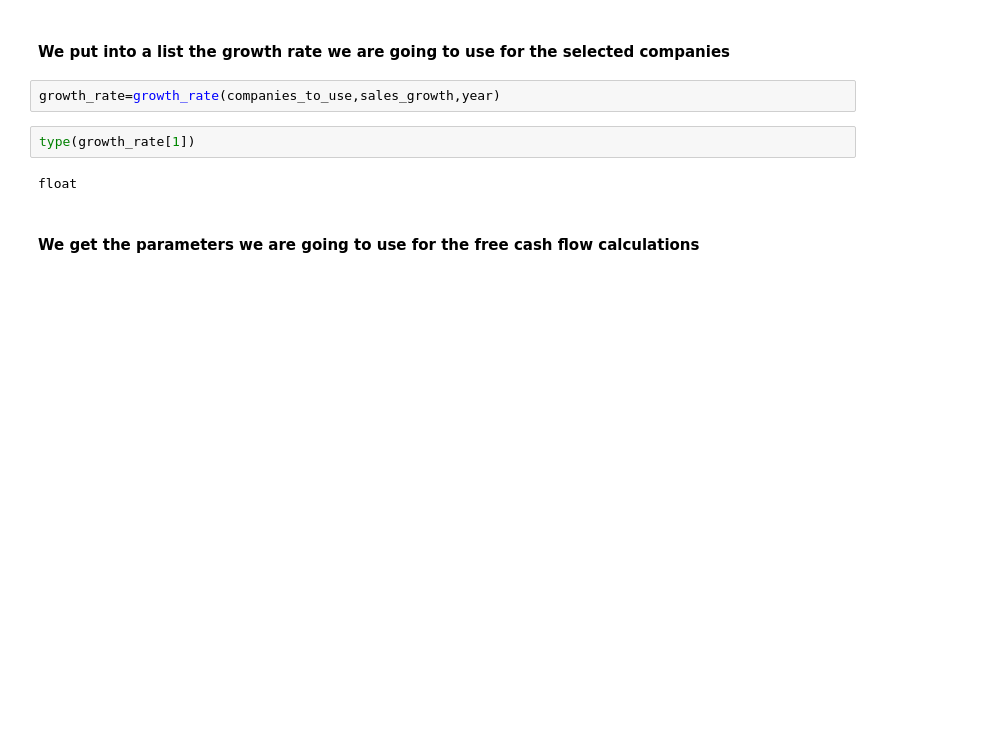
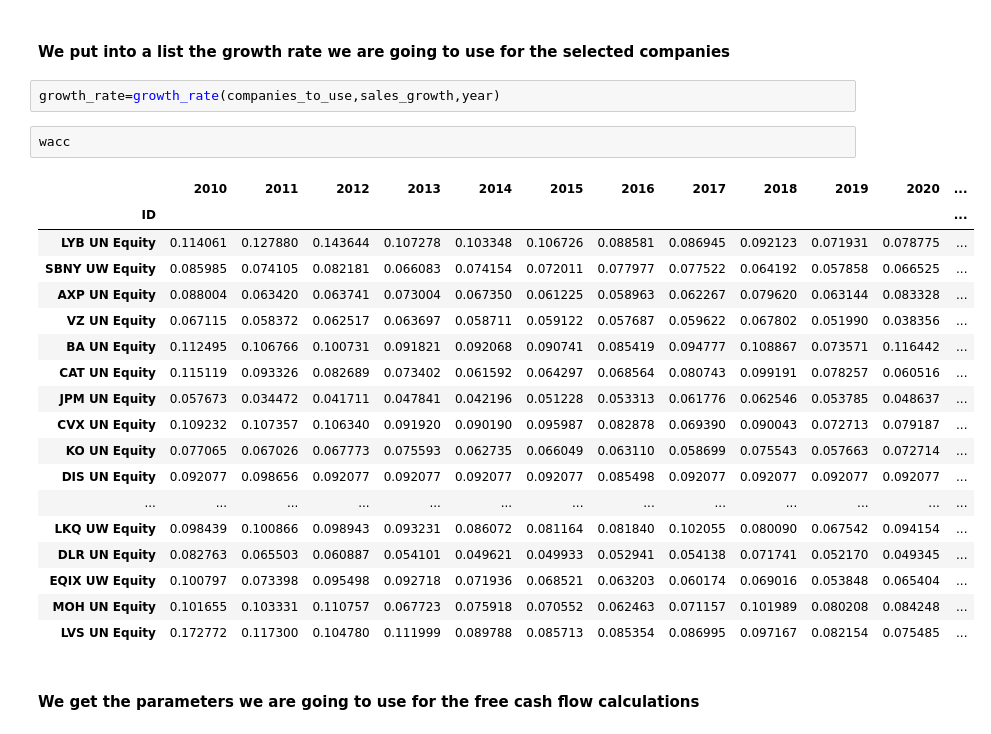
Before and after one commit to dgomezlechon/Final-Proyect-DCF-Calculator, a Jupyter notebook: my-code/Parameter and model.ipynb, the cells around one changed output. Saved outputs shown, nothing was run; the diff lists cells and outputs as text; blank space fills up the shorter version.

```diff
--- a/my-code/Parameter and model.ipynb
+++ b/my-code/Parameter and model.ipynb
@@ -47,10 +47,27 @@ sales_growth.columns = ['2010', '2011', '2012', '2013','2014', '2015', '2016', '
 #### We put into a list the growth rate we are going to use for the selected companies
 # %%
 growth_rate=growth_rate(companies_to_use,sales_growth,year)
-# %%
-type(growth_rate[1])
-# %% [output]
-float
+# %%
+wacc
+# %% [output]
+|  | 2010 | 2011 | 2012 | 2013 | 2014 | 2015 | 2016 | 2017 | 2018 | 2019 | 2020 | ... |
+| ID |  |  |  |  |  |  |  |  |  |  |  | ... |
+| LYB UN Equity | 0.114061 | 0.127880 | 0.143644 | 0.107278 | 0.103348 | 0.106726 | 0.088581 | 0.086945 | 0.092123 | 0.071931 | 0.078775 | ... |
+| SBNY UW Equity | 0.085985 | 0.074105 | 0.082181 | 0.066083 | 0.074154 | 0.072011 | 0.077977 | 0.077522 | 0.064192 | 0.057858 | 0.066525 | ... |
+| AXP UN Equity | 0.088004 | 0.063420 | 0.063741 | 0.073004 | 0.067350 | 0.061225 | 0.058963 | 0.062267 | 0.079620 | 0.063144 | 0.083328 | ... |
+| VZ UN Equity | 0.067115 | 0.058372 | 0.062517 | 0.063697 | 0.058711 | 0.059122 | 0.057687 | 0.059622 | 0.067802 | 0.051990 | 0.038356 | ... |
+| BA UN Equity | 0.112495 | 0.106766 | 0.100731 | 0.091821 | 0.092068 | 0.090741 | 0.085419 | 0.094777 | 0.108867 | 0.073571 | 0.116442 | ... |
+| CAT UN Equity | 0.115119 | 0.093326 | 0.082689 | 0.073402 | 0.061592 | 0.064297 | 0.068564 | 0.080743 | 0.099191 | 0.078257 | 0.060516 | ... |
+| JPM UN Equity | 0.057673 | 0.034472 | 0.041711 | 0.047841 | 0.042196 | 0.051228 | 0.053313 | 0.061776 | 0.062546 | 0.053785 | 0.048637 | ... |
+| CVX UN Equity | 0.109232 | 0.107357 | 0.106340 | 0.091920 | 0.090190 | 0.095987 | 0.082878 | 0.069390 | 0.090043 | 0.072713 | 0.079187 | ... |
+| KO UN Equity | 0.077065 | 0.067026 | 0.067773 | 0.075593 | 0.062735 | 0.066049 | 0.063110 | 0.058699 | 0.075543 | 0.057663 | 0.072714 | ... |
+| DIS UN Equity | 0.092077 | 0.098656 | 0.092077 | 0.092077 | 0.092077 | 0.092077 | 0.085498 | 0.092077 | 0.092077 | 0.092077 | 0.092077 | ... |
+| ... | ... | ... | ... | ... | ... | ... | ... | ... | ... | ... | ... | ... |
+| LKQ UW Equity | 0.098439 | 0.100866 | 0.098943 | 0.093231 | 0.086072 | 0.081164 | 0.081840 | 0.102055 | 0.080090 | 0.067542 | 0.094154 | ... |
+| DLR UN Equity | 0.082763 | 0.065503 | 0.060887 | 0.054101 | 0.049621 | 0.049933 | 0.052941 | 0.054138 | 0.071741 | 0.052170 | 0.049345 | ... |
+| EQIX UW Equity | 0.100797 | 0.073398 | 0.095498 | 0.092718 | 0.071936 | 0.068521 | 0.063203 | 0.060174 | 0.069016 | 0.053848 | 0.065404 | ... |
+| MOH UN Equity | 0.101655 | 0.103331 | 0.110757 | 0.067723 | 0.075918 | 0.070552 | 0.062463 | 0.071157 | 0.101989 | 0.080208 | 0.084248 | ... |
+| LVS UN Equity | 0.172772 | 0.117300 | 0.104780 | 0.111999 | 0.089788 | 0.085713 | 0.085354 | 0.086995 | 0.097167 | 0.082154 | 0.075485 | ... |
 # %% [markdown]
 #### We get the parameters we are going to use for the free cash flow calculations
 # %%
```
Also changed, not shown: 1 other file.
